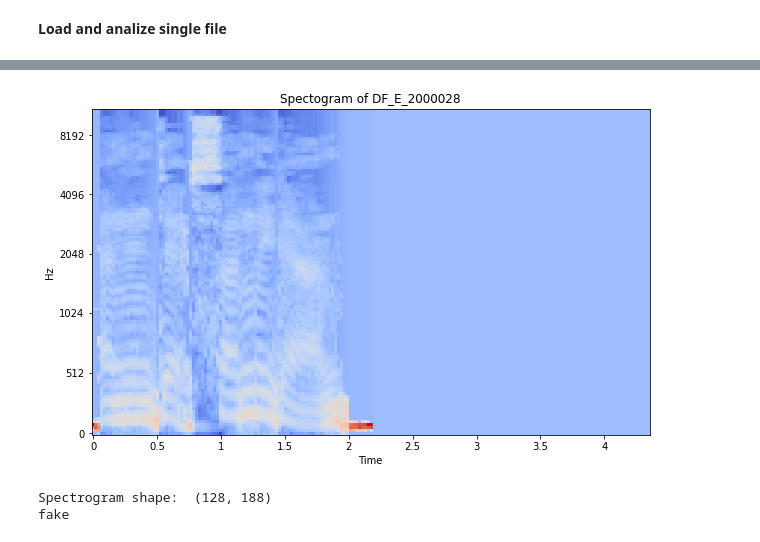
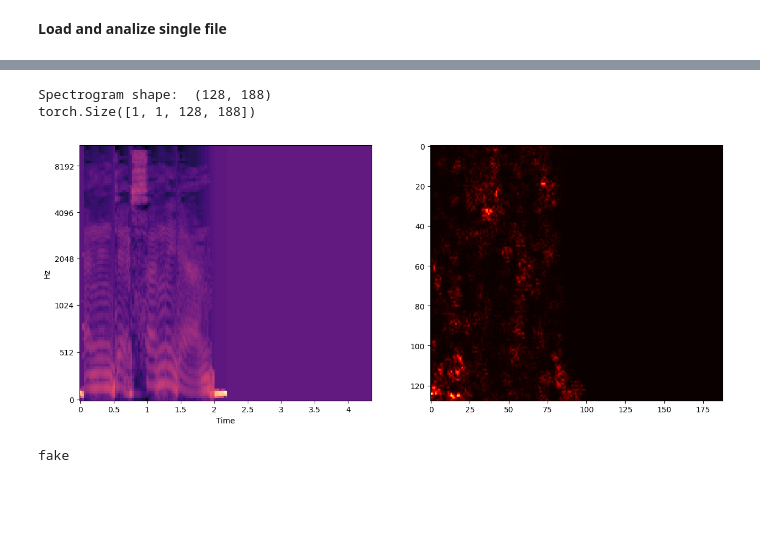
Before and after one commit to AGH-AIR-ISZ-Projects/AudioDeepFakeDetection, a Jupyter notebook: LSTM_project/lstm_train_test.ipynb, the cells around one changed output, grey strips where cells are left out. Cells and saved outputs as stored; diff of their text form; code cells hidden in the pictures; blank space fills up the shorter version.

Commit message:
Added saliency map

```diff
--- a/LSTM_project/lstm_train_test.ipynb
+++ b/LSTM_project/lstm_train_test.ipynb
@@ -4,7 +4,7 @@
 This should be the only field user has to modify
 # %%
 # Path to the inside of a folder containing all audio files
-DATA_PATH = r"C:\Users\micha\Pulpit\Guio\AudioDeepFakeDetection\AudioDeepFakeDetection-lstm_dev\LSTM_project\flacs"
+DATA_PATH = r"D:\AGH\ISZ\Deep learning\dl_data\ASVspoof2021_DF_eval\flac"
 
 # Path to the CSV file containing names of the flac files in the folder indicated by DATA_PATH constant
 # and information whether those files contain "fake" or "real" recording
@@ -576,5 +610,6 @@ Model is loaded from c:\Users\micha\Pulpit\Guio\AudioDeepFakeDetection\AudioDeep
 Selected device is cpu
 # %%
+
 # Define function that analizes single audio file
 def analizeSingleFile(model, scaler, filepath, filename, plot=False):
     # Get audio
@@ -582,40 +617,54 @@ def analizeSingleFile(model, scaler, filepath, filename, plot=False):
     audio, _ = librosa.load(full_file_path, duration=NUM_OF_SECONDS, sr=SAMPLING_RATE)
     signal = np.zeros((int(NUM_OF_SECONDS * SAMPLING_RATE,)))
     signal[:len(audio)] = audio
 
     # Get spectrogram
     spectrogram = getMelSpectrogram(signal, SAMPLING_RATE)
 
     # Scale spectrogram
     spectrogram = scaler.fit_transform(spectrogram)
 
     if plot:
-        plt.figure(figsize=(10,6))
-        plt.title(f"Spectogram of {filename}")
-        librosa.display.specshow(spectrogram, y_axis='mel', x_axis='time')
-        plt.show()
+        fig,ax = plt.subplots(1,2, figsize=(15,6))
+        librosa.display.specshow(spectrogram, ax = ax[0], y_axis='mel', x_axis='time', cmap='magma')
         print('Spectrogram shape: ', spectrogram.shape)
 
     # Pack spectrogram
     spectrogram = np.expand_dims(spectrogram, axis=(0, 1, 2))
 
     # Get tensor
     X = torch.tensor(spectrogram, device=device).float()
+    X.requires_grad = True
+
 
     # Load spectrogram to neural network
-    with torch.no_grad():
-        output_logits, output_softmax = model(X)
-        predictions = torch.argmax(output_softmax, dim=1)
+    output_logits, output_softmax = model(X)
+    predictions = torch.argmax(output_softmax, dim=1)
+
+    loss = output_logits[:, 1]  # Assuming binary classification with output shape (batch_size, 2)
+
+    model.zero_grad()
+    loss.backward()
+
+    saliency_scores, _ = torch.max(torch.abs(X.grad), dim=1)
+    print(saliency_scores.shape)
+
+    if plot:
+        img = np.flipud(saliency_scores.squeeze())
+        ax[1].imshow(img, cmap='hot', aspect='auto')
+        # ax[1].set_colorbar()
+        plt.show()
 
     pred = predictions
     pred = "real" if predictions == 1 else "fake"
     return pred
 
 
 filepath = DATA_PATH
 filename = "DF_E_2000028"
 print(analizeSingleFile(model, scaler, filepath, filename, True))
 # %% [output]
+Spectrogram shape:  (128, 188)
+torch.Size([1, 1, 128, 188])
-[figure, old version]
+[figure, new version]
-Spectrogram shape:  (128, 188)
-fake
+fake
```
Also changed, not shown: parts of 2 cells of this notebook.
